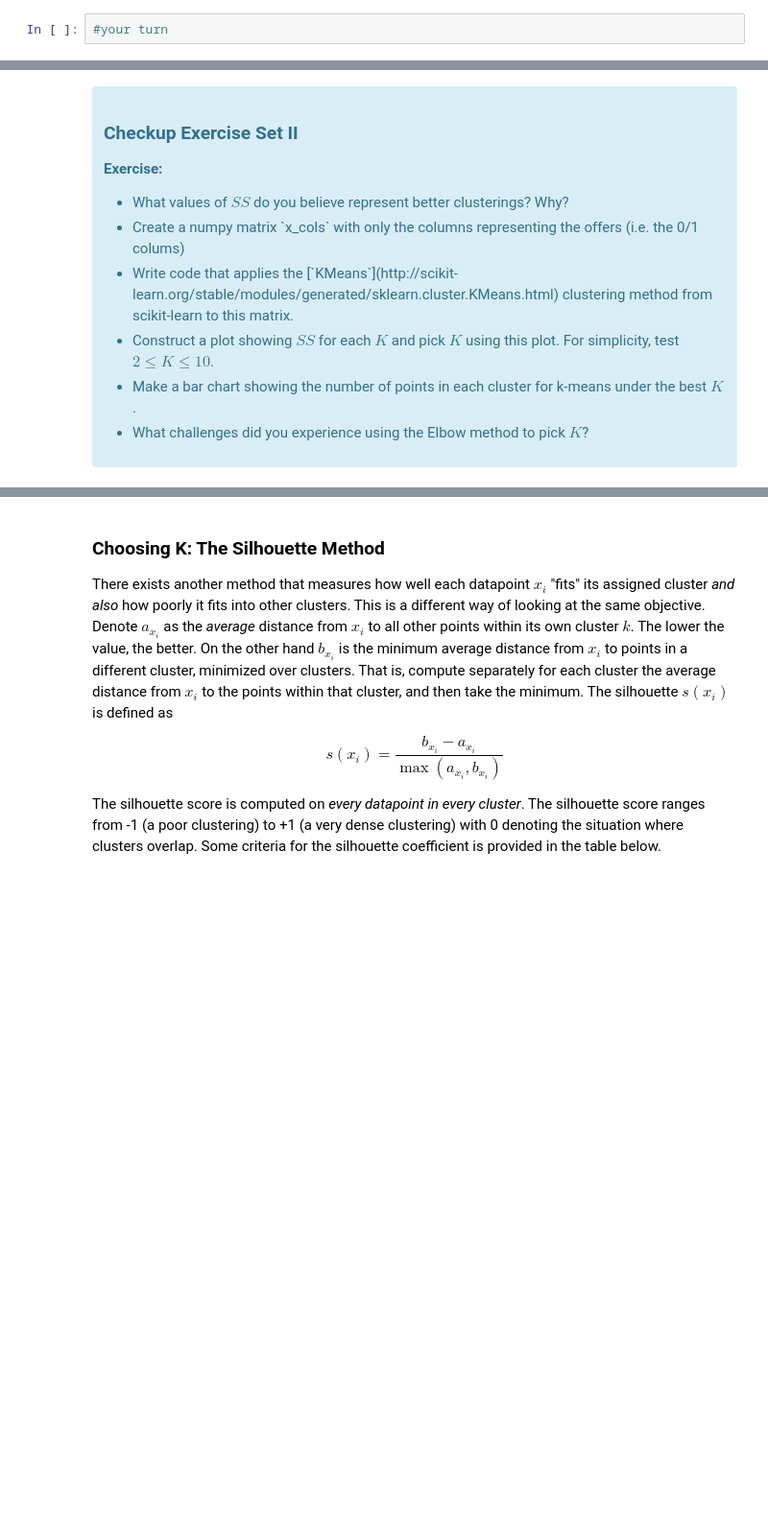
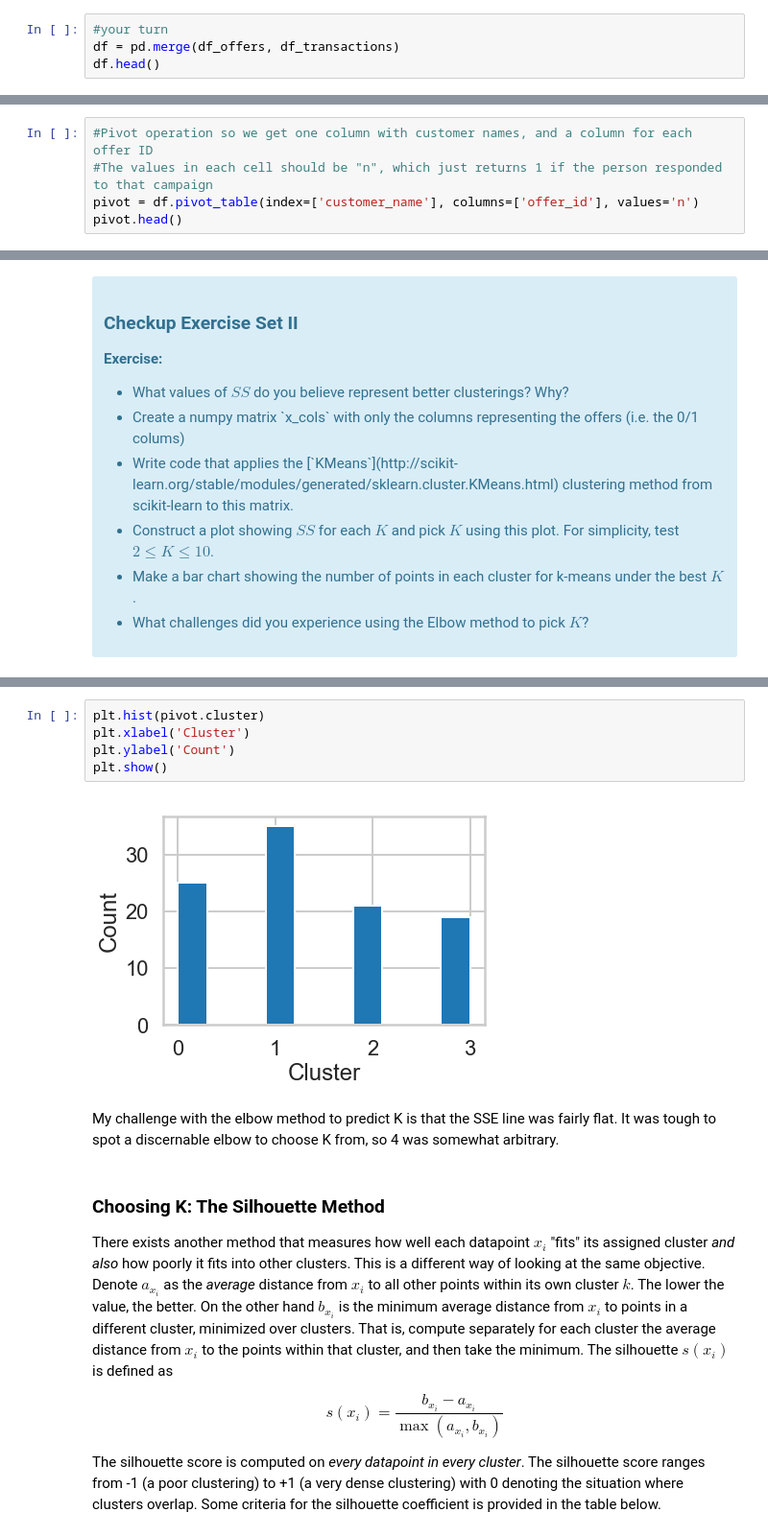
Before and after one commit to jkarpen/Springboard_Projects, a Jupyter notebook: 5 - Clustering/Mini_Project_Clustering.ipynb, the cells around one changed output, grey strips where cells are left out. Shown at 96% size. Drawn from its saved outputs; the diff is of its cells as text; blank space fills up the shorter version.

```diff
--- a/5 - Clustering/Mini_Project_Clustering.ipynb
+++ b/5 - Clustering/Mini_Project_Clustering.ipynb
@@ -46,3 +66,5 @@ The first thing we need is a way to compare customers. To do this, we're going t
 </div>
 # %%
 #your turn
+df = pd.merge(df_offers, df_transactions)
+df.head()
@@ -48,0 +78,5 @@ The first thing we need is a way to compare customers. To do this, we're going t
+# %%
+#Pivot operation so we get one column with customer names, and a column for each offer ID
+#The values in each cell should be "n", which just returns 1 if the person responded to that campaign
+pivot = df.pivot_table(index=['customer_name'], columns=['offer_id'], values='n')
+pivot.head()
@@ -77,3 +199,12 @@ where $x_i$ is a point, $C_k$ represents cluster $k$ and $\mu_k$ is the centroid
+# %%
+plt.hist(pivot.cluster)
+plt.xlabel('Cluster')
+plt.ylabel('Count')
+plt.show()
+# %% [output]
+[figure, added]
+# %% [markdown]
+My challenge with the elbow method to predict K is that the SSE line was fairly flat. It was tough to spot a discernable elbow to choose K from, so 4 was somewhat arbitrary.
 # %% [markdown]
 ### Choosing K: The Silhouette Method
 
```
Also changed, not shown: parts of 52 cells of this notebook.
